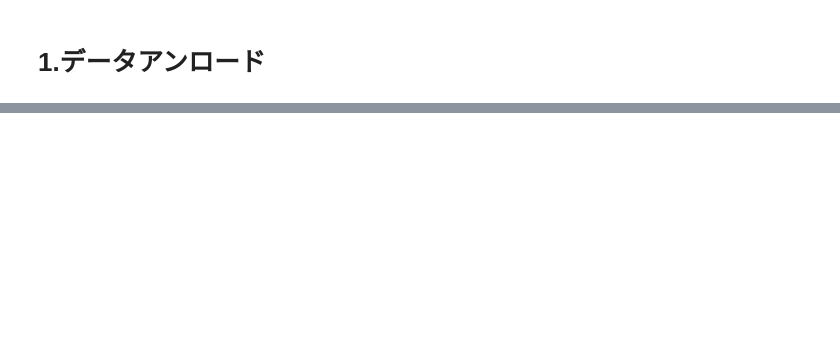
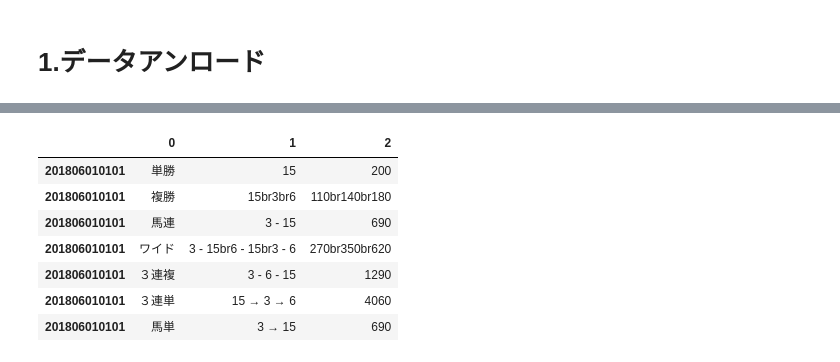
Before and after one commit to mk19828/keiba_2, a Jupyter notebook: keiba004_1.ipynb, the cells around one changed output, grey strips where cells are left out. Saved outputs shown, nothing was run; the diff lists cells and outputs as text; code cells hidden in the pictures; blank space fills up the shorter version.

```diff
--- a/keiba004_1.ipynb
+++ b/keiba004_1.ipynb
@@ -380,0 +757,11 @@ horse_results.head()
+# %%
+race_return_all.loc['201806010101']
+# %% [output]
+|  | 0 | 1 | 2 |
+| 201806010101 | 単勝 | 15 | 200 |
+| 201806010101 | 複勝 | 15br3br6 | 110br140br180 |
+| 201806010101 | 馬連 | 3 - 15 | 690 |
+| 201806010101 | ワイド | 3 - 15br6 - 15br3 - 6 | 270br350br620 |
+| 201806010101 | ３連複 | 3 - 6 - 15 | 1290 |
+| 201806010101 | ３連単 | 15 → 3 → 6 | 4060 |
+| 201806010101 | 馬単 | 3 → 15 | 690 |
```
Also changed, not shown: parts of 28 cells of this notebook, 1 other file.
